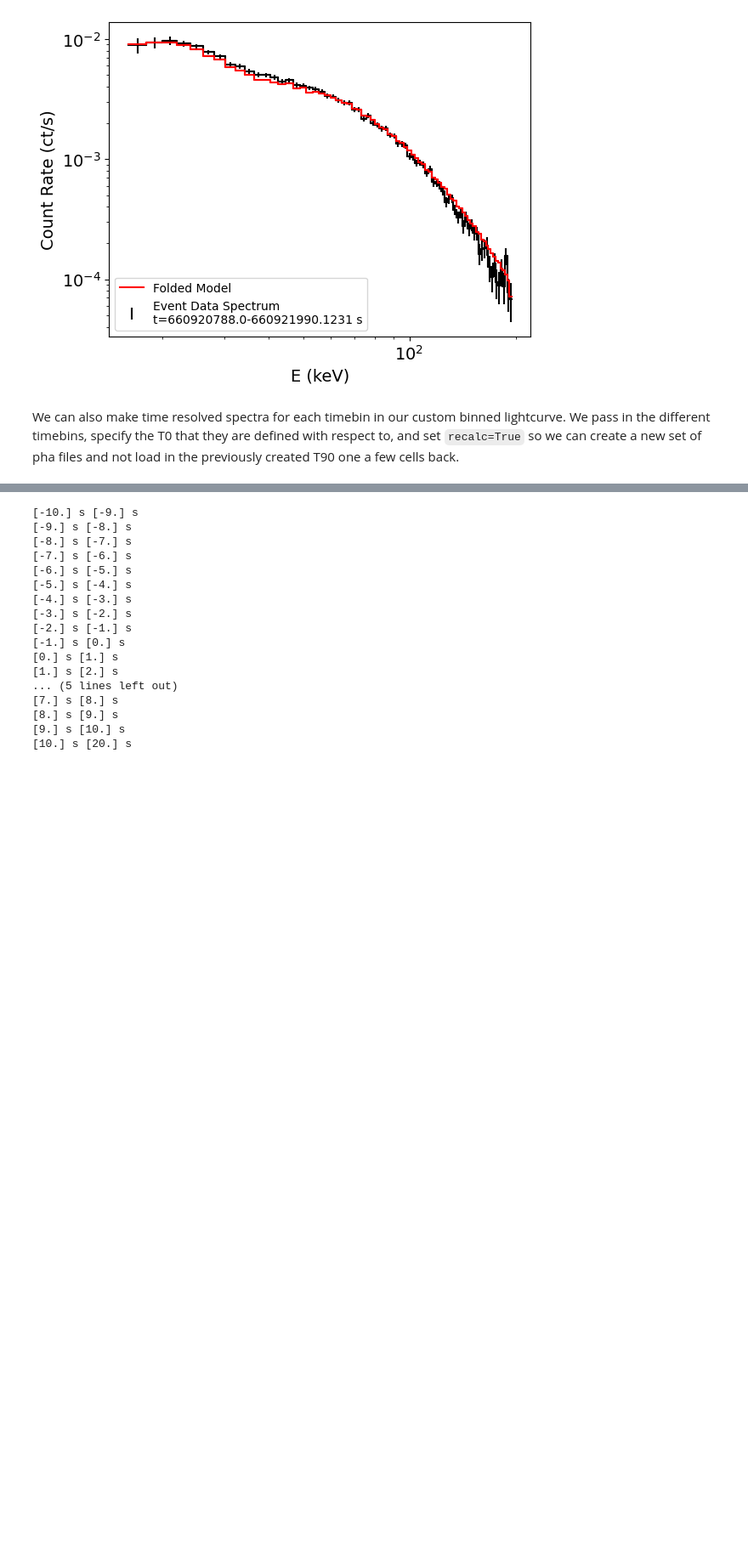
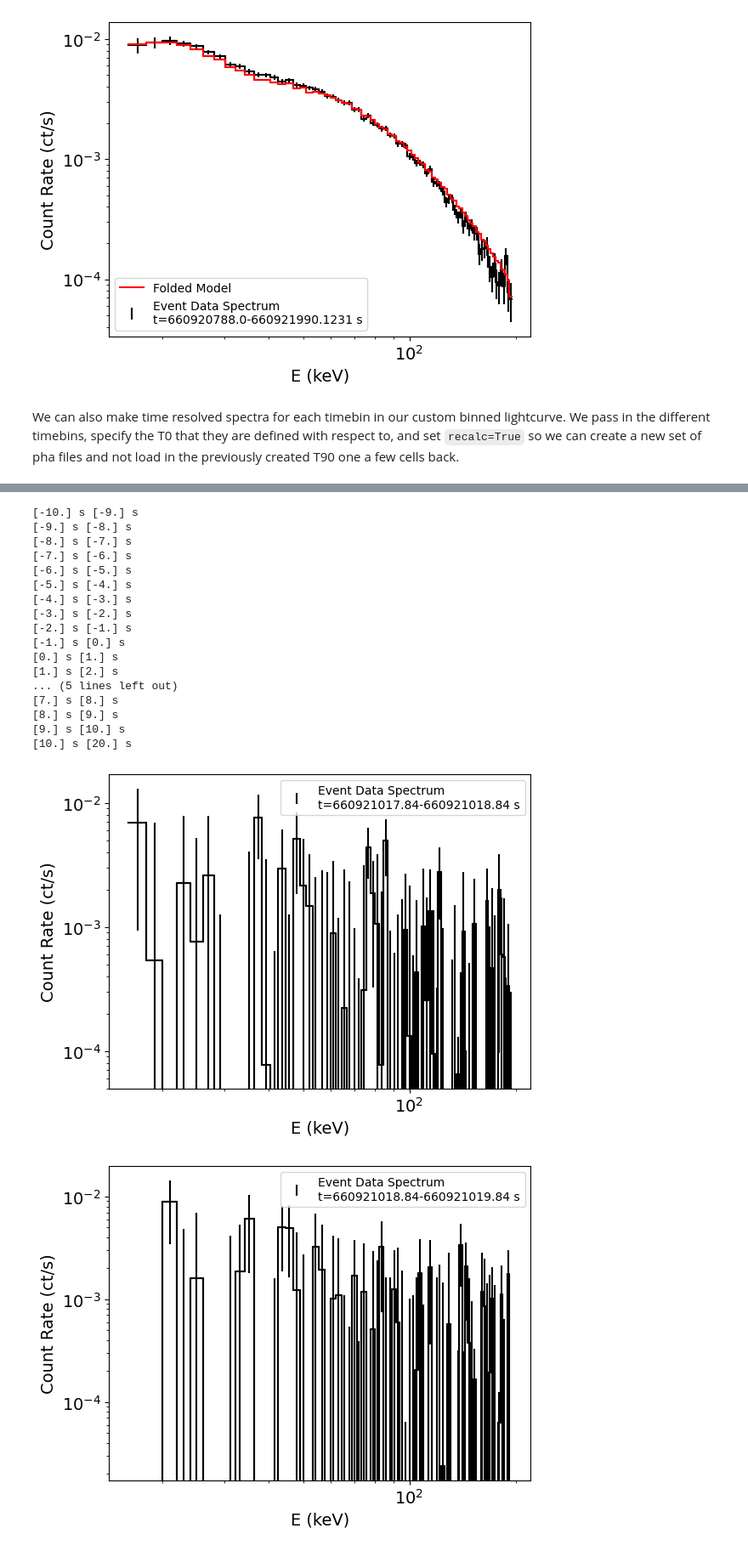
Before and after one commit to parsotat/BatAnalysis, a Jupyter notebook: notebooks/Example_TTE_data_analysis.ipynb, the cells around one changed output, grey strips where cells are left out. Shown at 85% size. Cells and saved outputs as stored; diff of their text form; code cells hidden in the pictures; blank space fills up the shorter version.

```diff
--- a/notebooks/Example_TTE_data_analysis.ipynb
+++ b/notebooks/Example_TTE_data_analysis.ipynb
@@ -424,21 +426,24 @@ spectrum_list=event.create_pha(timebins=custom_timebins, T0=event.trigtime_met,
 # %%
 for i in spectrum_list:
     print(i.tbins["TIME_START"]-event.trigtime_met*u.s, i.tbins["TIME_STOP"]-event.trigtime_met*u.s)
+    i.plot()
 # %% [output]
 [-10.] s [-9.] s
 [-9.] s [-8.] s
 [-8.] s [-7.] s
 [-7.] s [-6.] s
 [-6.] s [-5.] s
 [-5.] s [-4.] s
 [-4.] s [-3.] s
 [-3.] s [-2.] s
 [-2.] s [-1.] s
 [-1.] s [0.] s
 [0.] s [1.] s
 [1.] s [2.] s
 ... (5 lines left out)
 [7.] s [8.] s
 [8.] s [9.] s
 [9.] s [10.] s
 [10.] s [20.] s
+[figure, added]
+[figure, added]
```
Also changed, not shown: parts of 13 cells of this notebook, 2 other files.
